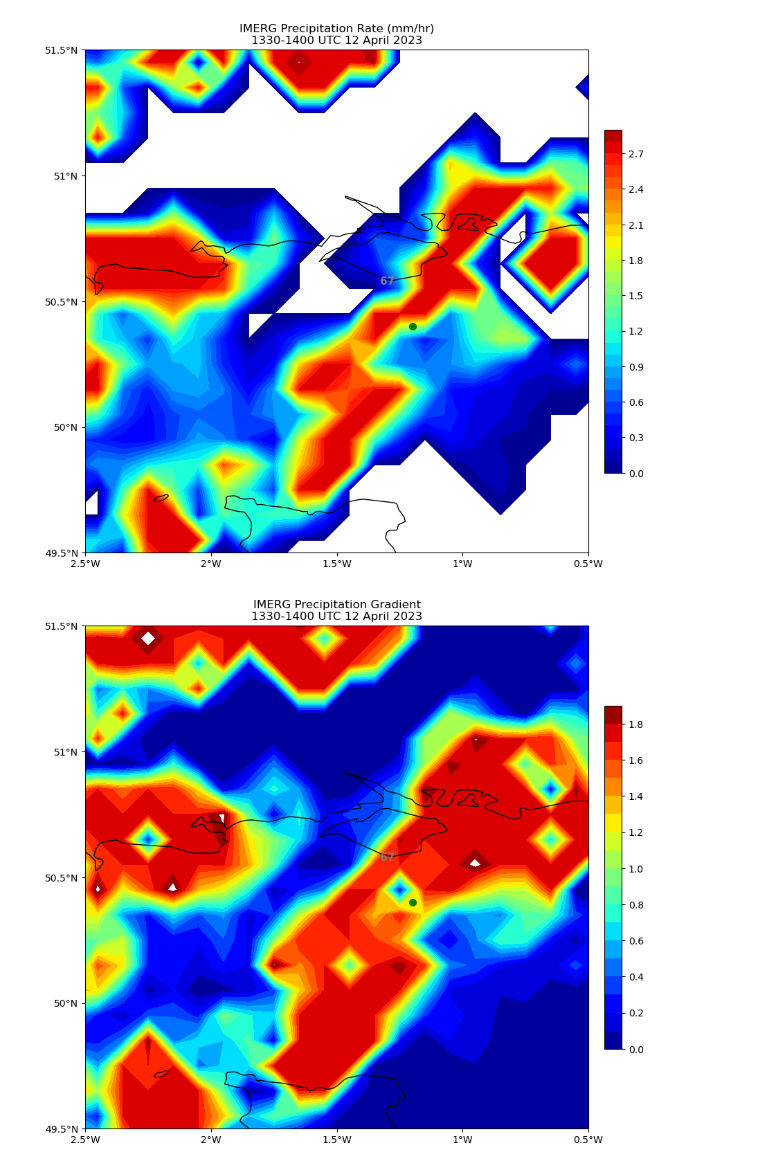
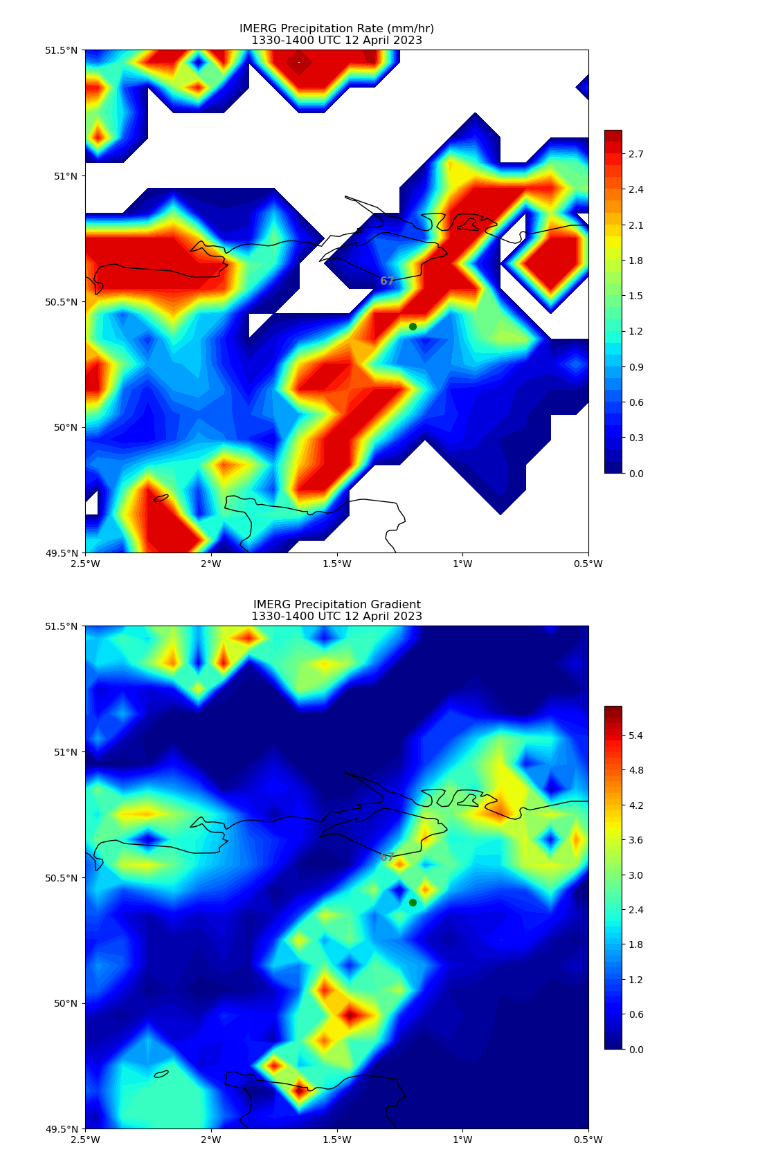
Before and after one commit to kenpryor67/April_2023_Windstorms, a Jupyter notebook: IMERG_UK_0412.ipynb, the cells around one changed output. Saved outputs shown, nothing was run; the diff lists cells and outputs as text; code cells hidden in the pictures.

```diff
--- a/IMERG_UK_0412.ipynb
+++ b/IMERG_UK_0412.ipynb
@@ -49,7 +49,7 @@ print("Precip Gradient Y = ", del_precip_1300_y)
 mag_1300 = np.sqrt(del_precip_1300[0]**2 + del_precip_1300[1]**2)
 print("Precip Gradient = ", mag_1300)
 cal_precip_1300[cal_precip_1300>3] = 2.7
-mag_1300[mag_1300>2] = 1.7
+mag_1300[mag_1300>6] = 2.5
 
 # Open file.
 FILE_NAME = '3B-HHR-L.MS.MRG.3IMERG.20230412-S133000-E135959.0810.V06C.HDF5'
@@ -87,7 +87,7 @@ print("Precip Gradient Y = ", del_precip_1330_y)
 mag_1330 = np.sqrt(del_precip_1330[0]**2 + del_precip_1330[1]**2)
 print("Precip Gradient = ", mag_1330)
 cal_precip_1330[cal_precip_1330>3] = 2.7
-mag_1330[mag_1330>2] = 1.7
+mag_1330[mag_1330>6] = 2.5
 # %% [output]
 <KeysViewHDF5 ['Grid']>
 [[-9999.9 -9999.9 -9999.9 ...     0.      0.      0. ]
@@ -173,7 +173,7 @@ ax.set_extent([-5, 1, 49, 53], crs.PlateCarree(globe=None))
 plt.title('IMERG Precipitation Gradient\n'
           '1300-1330 UTC 12 April 2023')
 
-Plevels = np.arange(0,2,0.1)
+Plevels = np.arange(0,6,0.1)
 cbtd = ax.contourf(lon_imerg_1300,lat_imerg_1300,mag_1300,Plevels,extent=img_extent,transform=crs.PlateCarree(globe=None),cmap='jet')
 
 ax.set_xticks([-5,-4,-3,-2,-1,0,1])
@@ -202,7 +202,7 @@ ax.set_extent([-2.5, -0.5, 49.5, 51.5], crs.PlateCarree(globe=None))
 plt.title('IMERG Precipitation Gradient\n'
           '1300-1330 UTC 12 April 2023')
 
-Plevels = np.arange(0,2,0.1)
+Plevels = np.arange(0,6,0.1)
 cbtd = ax.contourf(lon_imerg_1300,lat_imerg_1300,mag_1300,Plevels,extent=img_extent,transform=crs.PlateCarree(globe=None),cmap='jet')
 
 ax.set_xticks([-2.5,-2,-1.5,-1,-0.5])
@@ -260,7 +260,7 @@ ax.set_extent([-5, 1, 49, 53], crs.PlateCarree(globe=None))
 plt.title('IMERG Precipitation Gradient\n'
           '1330-1400 UTC 12 April 2023')
 
-Plevels = np.arange(0,2,0.1)
+Plevels = np.arange(0,6,0.1)
 cbtd = ax.contourf(lon_imerg_1330,lat_imerg_1330,mag_1330,Plevels,extent=img_extent,transform=crs.PlateCarree(globe=None),cmap='jet')
 
 ax.set_xticks([-5,-4,-3,-2,-1,0,1])
@@ -318,7 +318,7 @@ ax.set_extent([-2.5, -0.5, 49.5, 51.5], crs.PlateCarree(globe=None))
 plt.title('IMERG Precipitation Gradient\n'
           '1330-1400 UTC 12 April 2023')
 
-Plevels = np.arange(0,2,0.1)
+Plevels = np.arange(0,6,0.1)
 cbtd = ax.contourf(lon_imerg_1330,lat_imerg_1330,mag_1330,Plevels,extent=img_extent,transform=crs.PlateCarree(globe=None),cmap='jet')
 
 ax.set_xticks([-2.5,-2,-1.5,-1,-0.5])
@@ -348,2 +348,2 @@ plt.show()
 [figure]
-[figure, old version]
+[figure, new version]
```
Also changed, not shown: parts of 1 cell of this notebook.
